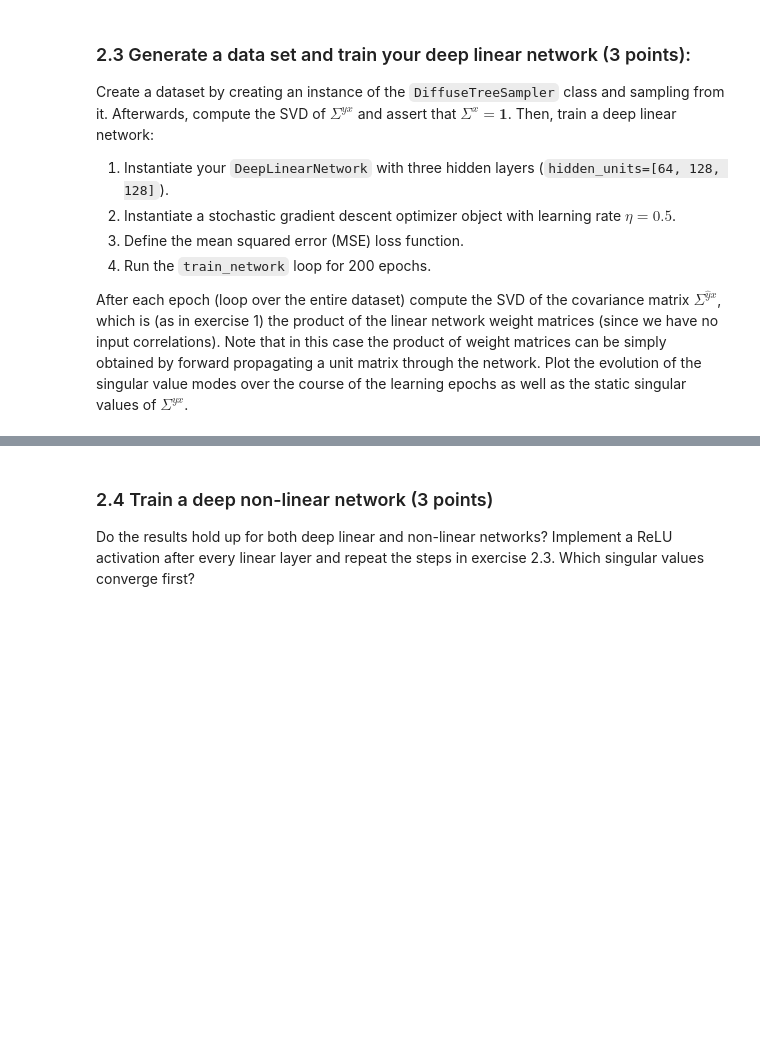
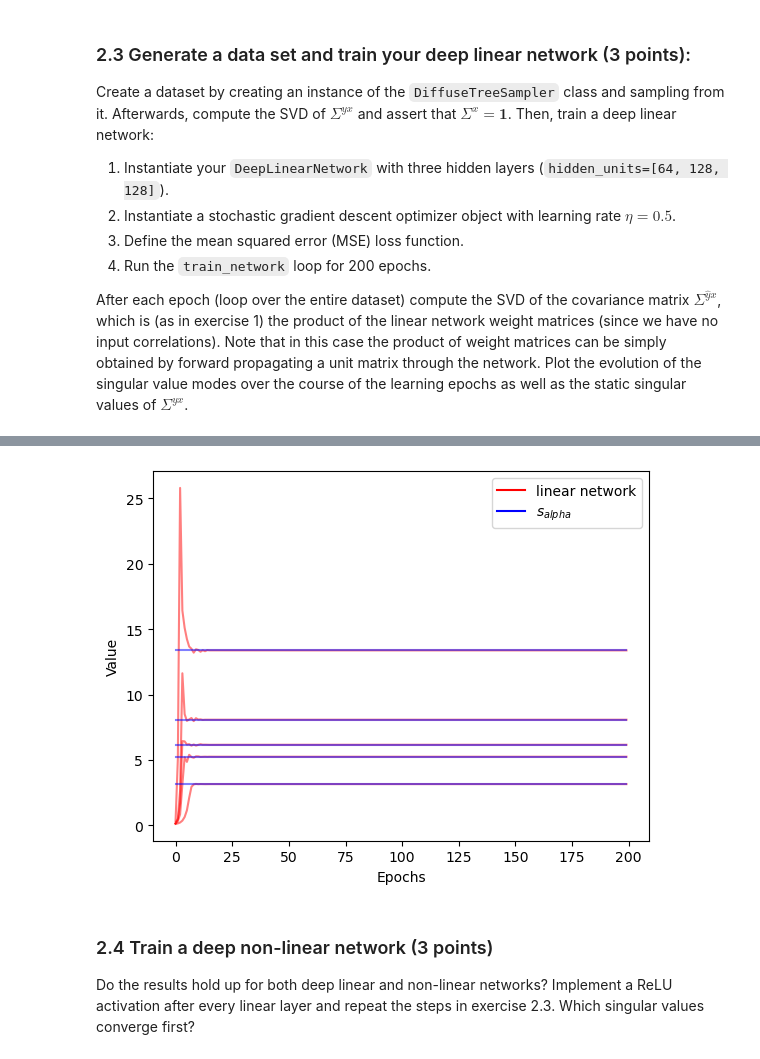
Before and after one commit to lfogarty98/mhbf_pt, a Jupyter notebook: 1-deep-networks/deep-networks.ipynb, the cells around one changed output, grey strips where cells are left out. Saved outputs shown, nothing was run; the diff lists cells and outputs as text; code cells hidden in the pictures; blank space fills up the shorter version.

```diff
--- a/1-deep-networks/deep-networks.ipynb
+++ b/1-deep-networks/deep-networks.ipynb
@@ -558,8 +593,9 @@ class DeepLinearNetwork(nn.Module):
             input_dim, hidden_units[0], bias=False
         )
 
-        # YOUR CODE HERE
-        raise NotImplementedError()
+        for i in range(len(hidden_units) - 1):
+            layer_name = "hidden_layer" + str(i)
+            layers[layer_name] = nn.Linear(hidden_units[i], hidden_units[i+1], bias=False)
 
         layers["hidden_to_output"] = nn.Linear(
             hidden_units[-1], output_dim, bias=False
@@ -679,0 +744,16 @@ raise NotImplementedError()
+# %%
+# Train network
+input_dim = inputs.shape[1]
+output_dim = targets.shape[1]
+hidden_units = [64, 128, 128]
+learning_rate = 0.5
+num_epochs = 200
+
+network_instance = DeepLinearNetwork(input_dim, output_dim, hidden_units=hidden_units)
+sgd_optimizer = torch.optim.SGD(network_instance.parameters(), lr=learning_rate)
+mse_loss = nn.MSELoss()
+
+print("The Network Architecture:\n")
+print(network_instance)
+
+loss_log, sval_log = train_network(network=network_instance, loss_func=mse_loss, optimizer=sgd_optimizer, num_epochs=num_epochs, inputs=inputs, targets=targets)
@@ -680,3 +771,22 @@ raise NotImplementedError()
+# %%
+# Plot singular values
+epoch_axis = np.arange(0, num_epochs, 1)
+num_modes = len(S)
+for alpha in range(num_modes):
+    plt.plot(epoch_axis, sval_log[:,alpha], color='red', alpha=0.5)
+
+sval_static = np.tile(S, (num_epochs, 1))
+plt.plot(epoch_axis, sval_static, color='blue', alpha=0.5)
+
+plt.plot([], [], color='red', label='linear network')
+plt.plot([], [], color='blue', label='$s_{alpha}$')
+
+plt.ylabel('Value')
+plt.xlabel('Epochs')
+plt.legend()
+plt.show()
+# %% [output]
+[figure, added]
 # %% [markdown]
 ### 2.4 Train a deep non-linear network (3 points)
 Do the results hold up for both deep linear and non-linear networks? Implement a ReLU activation after every linear layer and repeat the steps in exercise 2.3. Which singular values converge first?
```
Also changed, not shown: parts of 10 cells of this notebook.
